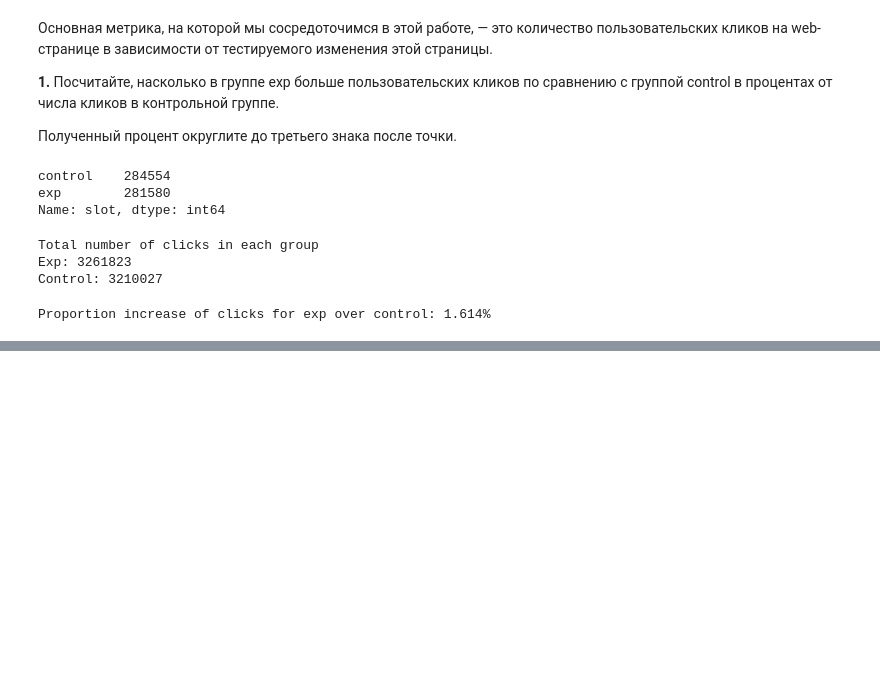
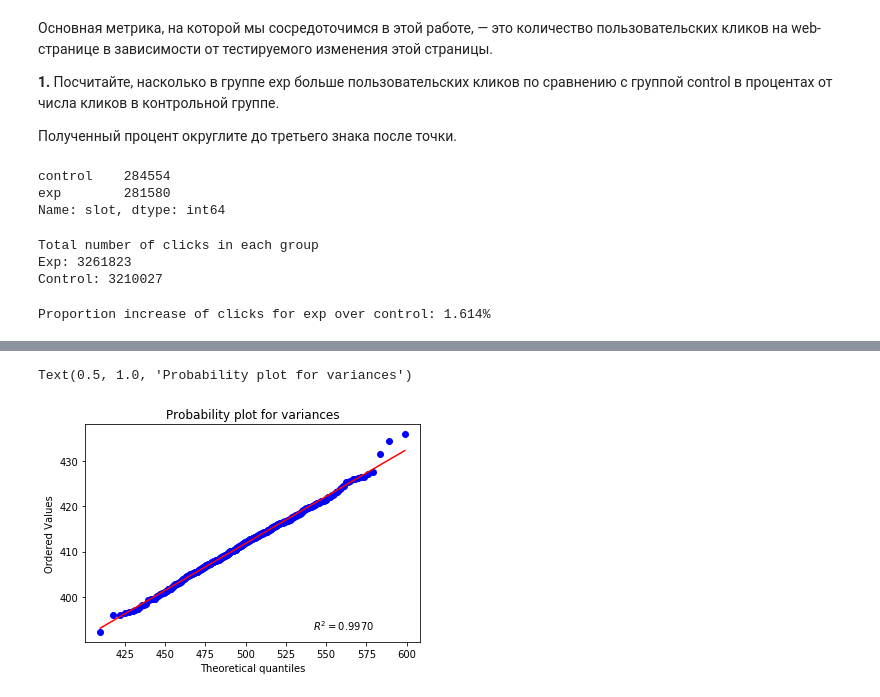
Before and after one commit to AlexG888/Specialization_from_MIPT_and_Yandex, a Jupyter notebook: course_4/theoretical_notebooks/tests.ipynb, the cells around one changed output, grey strips where cells are left out. Cells and saved outputs as stored; diff of their text form; code cells hidden in the pictures; blank space fills up the shorter version.

```diff
--- a/course_4/theoretical_notebooks/tests.ipynb
+++ b/course_4/theoretical_notebooks/tests.ipynb
@@ -1681,0 +1703,10 @@ Proportion increase of clicks for exp over control: 1.614%
+# %%
+def get_bootstrap_samples(data, n_samples):
+    indices = np.random.randint(0, len(data), (n_samples, len(data)))
+    samples = data[indices]
+    return samples
+
+
+def stat_intervals(stat, alpha):
+    boundaries = np.percentile(stat, [100 * alpha / 2., 100 * (1 - alpha / 2.)])
+    return boundaries
@@ -1681,0 +1782,6 @@ Proportion increase of clicks for exp over control: 1.614%
+# %%
+stats.probplot(ctrl_cl_var, plot=plt, dist='chi2', sparams=(ctrl_cl_mean.shape[0]-1), rvalue=True)
+plt.title('Probability plot for variances')
+# %% [output]
+Text(0.5, 1.0, 'Probability plot for variances')
+[figure, added]
```
Also changed, not shown: parts of 33 cells of this notebook, 1 other file.
